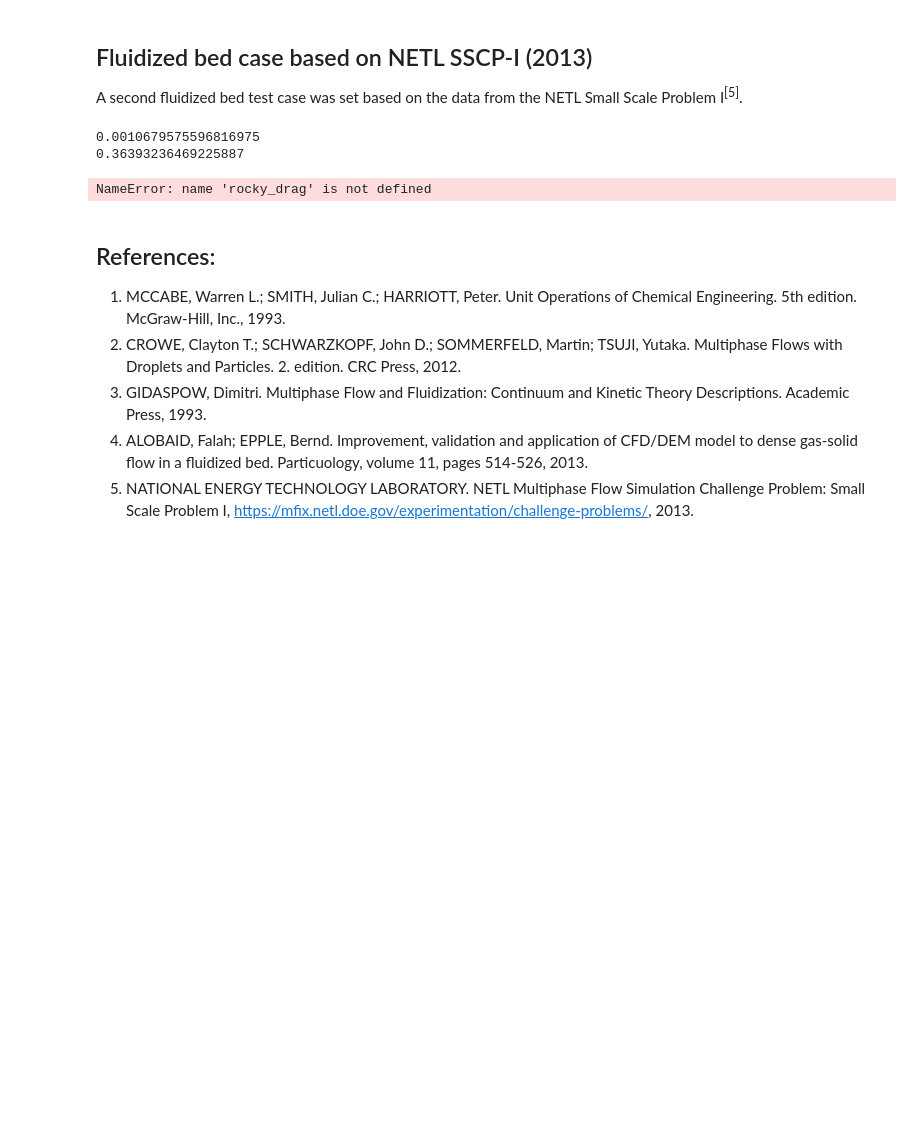
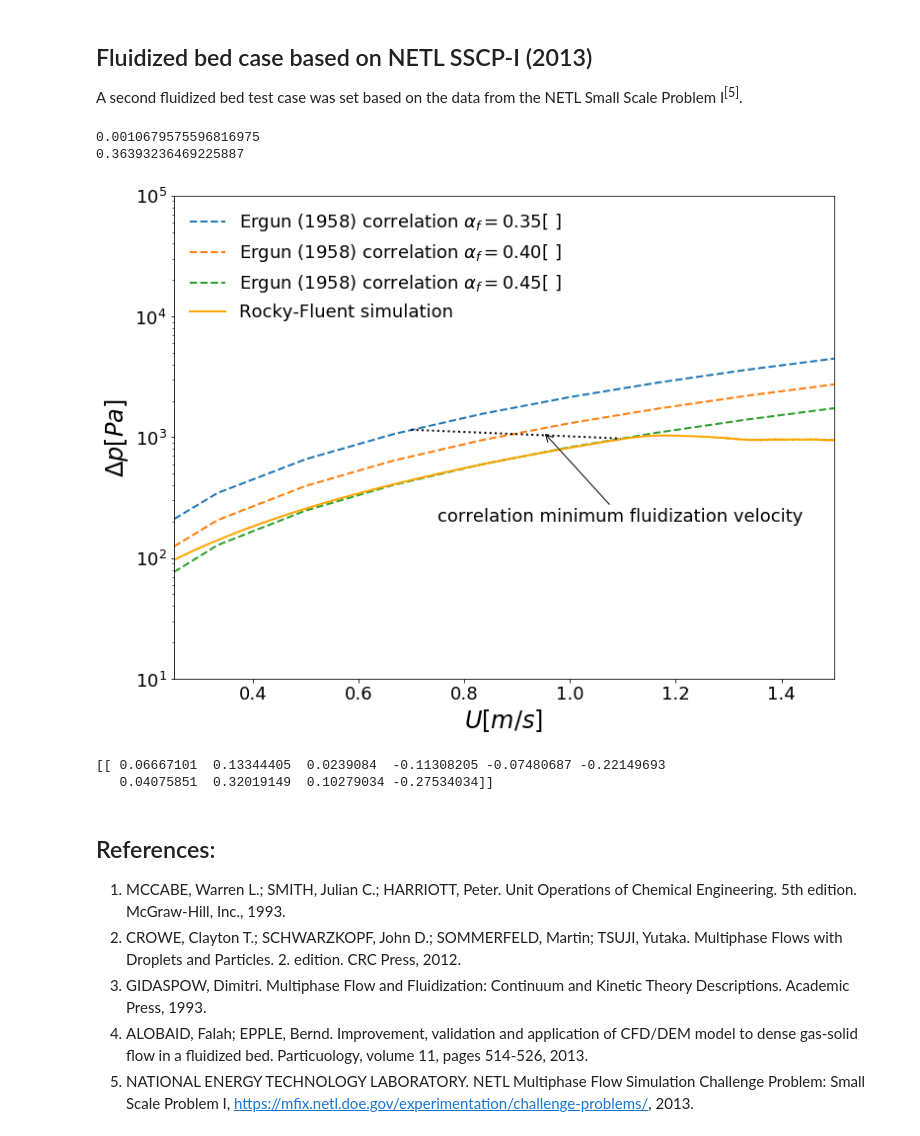
Before and after one commit to lucillalmeida/doutorado-validacoes, a Jupyter notebook: fluidized-bed/fluidized-bed_ergun_comparison.ipynb, the cells around one changed output. Drawn from its saved outputs; the diff is of its cells as text; code cells hidden in the pictures; blank space fills up the shorter version.

```diff
--- a/fluidized-bed/fluidized-bed_ergun_comparison.ipynb
+++ b/fluidized-bed/fluidized-bed_ergun_comparison.ipynb
@@ -281,30 +283,30 @@ for alpha_f in alpha_f_range:
     iterator = np.nditer(gas_velocity, flags=["f_index"])
     while not iterator.finished:
         Re = rho_f * gas_velocity[iterator.index] * d_s / (alpha_f * mu_f)
-        C_D = rocky_drag.Ergun1958_cpp(Re, alpha_f, phi)
+        C_D = drag_laws.Ergun1958(Re, alpha_f, phi)
         K_sf = 3.0 / 4.0 * (1.0 - alpha_f) * rho_f * C_D * gas_velocity[iterator.index] / (alpha_f * d_s)
         pressure_drop[iterator.index] = K_sf * gas_velocity[iterator.index] / (alpha_f ** 2.0) * h_0
         iterator.iternext()
-    plt.semilogy(gas_velocity, pressure_drop, linestyle = "--", linewidth = 4, label = u"Ergun (1958) correlation $\\alpha_{{f}} = {:.2f} [\ ]$".format(alpha_f))
+    plt.semilogy(gas_velocity, pressure_drop, linestyle = "--", linewidth = 2, label = u"Ergun (1958) correlation $\\alpha_{{f}} = {:.2f} [\ ]$".format(alpha_f))
 
 
 # loading the simulation data
-simulation_data = open("NETL-inlet-pressure.out", 'r')
-sandbox, pressure_drop_simulation = np.loadtxt(simulation_data, delimiter = ' ', skiprows = 2, unpack = True)
+simulation_data = open("inlet-pressure_alpha11.out", 'r')
+sandbox, timep1, pressure_drop_simulation = np.loadtxt(simulation_data, delimiter = ' ', skiprows = 3, unpack = True)
 simulation_data.close()
 
-simulation_data = open("NETL-pressure-point-01.out", 'r')
-sandbox, pressure_point1 = np.loadtxt(simulation_data, delimiter = ' ', skiprows = 2, unpack = True)
+simulation_data = open("pressure_point1_alpha11.out", 'r')
+sandbox, timep1, pressure_point1 = np.loadtxt(simulation_data, delimiter = ' ', skiprows = 3, unpack = True)
 simulation_data.close()
 
-simulation_data = open("NETL-pressure-point-02.out", 'r')
-sandbox, pressure_point2 = np.loadtxt(simulation_data, delimiter = ' ', skiprows = 2, unpack = True)
+simulation_data = open("pressure_point2_alpha11.out", 'r')
+sandbox, timep2, pressure_point2 = np.loadtxt(simulation_data, delimiter = ' ', skiprows = 3, unpack = True)
 simulation_data.close()
 
-simulation_data = open("NETL-velocity-inlet.out", 'r')
-sandbox, gas_velocity_simulation = np.loadtxt(simulation_data, delimiter = ' ', skiprows = 2, unpack = True)
+simulation_data = open("velocity-inlet_alpha11.out", 'r')
+sandbox, timev1, gas_velocity_simulation = np.loadtxt(simulation_data, delimiter = ' ', skiprows = 3, unpack = True)
 simulation_data.close()
-plt.semilogy(gas_velocity_simulation, pressure_drop_simulation, color = "orange", linewidth = 4, label = u"Rocky-Fluent simulation")
+plt.semilogy(gas_velocity_simulation, pressure_drop_simulation, color = "orange", linewidth = 2, label = u"Rocky-Fluent simulation")
 
 
 
@@ -319,43 +321,45 @@ while not iterator.finished:
 
     def fluidization_velocity_residual(U):
         Re = rho_f * U * d_s / (alpha_f0 * mu_f)
-        C_D = rocky_drag.Ergun1958_cpp(Re, alpha_f0, phi)
+        C_D = drag_laws.Ergun1958(Re, alpha_f0, phi)
         K_sf = 3.0 / 4.0 * (1.0 - alpha_f0) * rho_f * C_D * U / (alpha_f0 * d_s)
         residual = K_sf * U / alpha_f0 ** 2.0 -  g * (1.0 - alpha_f0) * (rho_s - rho_f)
         return residual
     fluidization_velocity[iterator.index] = fsolve(fluidization_velocity_residual, 1.0)[0]
     Re = rho_f * fluidization_velocity[iterator.index] * d_s / (alpha_f0 * mu_f)
-    C_D = rocky_drag.Ergun1958_cpp(Re, alpha_f0, phi)
+    C_D = drag_laws.Ergun1958(Re, alpha_f0, phi)
     K_sf = 3.0 / 4.0 * (1.0 - alpha_f0) * rho_f * C_D * fluidization_velocity[iterator.index] / (alpha_f0 * d_s)
     pressure_drop_fluidization[iterator.index] = K_sf * fluidization_velocity[iterator.index] / (alpha_f0 ** 2.0) * h_0
     iterator.iternext()
 
 annotation_string = u"correlation minimum fluidization velocity"
 
-plt.semilogy(fluidization_velocity, pressure_drop_fluidization, linestyle = ":", linewidth = 5, color = "black")
+plt.semilogy(fluidization_velocity, pressure_drop_fluidization, linestyle = ":", linewidth = 2, color = "black")
 #plt.title("Pressure Drop in Fluidized Bed", fontsize = 24)
 plt.xlabel("$U [m/s]$", fontsize = 24)
 plt.ylabel("$\\Delta p [Pa]$", fontsize = 24)
 plt.xticks(fontsize = 18)
 plt.yticks(fontsize = 18)
 plt.legend(fontsize = 18, frameon = False, loc = 2)
 plt.xlim(0.25, 1.5)
 plt.ylim(1e1, 1e5)
 plt.annotate(annotation_string, xy = (0.95, 1.1e3), xytext = (0.75, 2.0e+02), arrowprops=dict(arrowstyle="->"), fontsize = 18)
 plt.show()
 
 # velocity comparison
 simulation_velocity_data = open("NETL-particle-velocity-huilin-guidaspow.csv", 'r')
 velocity_data_huilin_guidaspow = np.loadtxt(simulation_velocity_data, delimiter = ',', skiprows = 1, unpack = False)
 simulation_velocity_data.close()
 
 
 velocity_averages_huilin_guidaspow = np.average(velocity_data_huilin_guidaspow[np.where(velocity_data_huilin_guidaspow[:, 0] >= 2.5), 1:], axis = 1)
 print(velocity_averages_huilin_guidaspow)
 # %% [output]
 0.0010679575596816975
 0.36393236469225887
+[figure, added]
-NameError: name 'rocky_drag' is not defined
+[[ 0.06667101  0.13344405  0.0239084  -0.11308205 -0.07480687 -0.22149693
+   0.04075851  0.32019149  0.10279034 -0.27534034]]
 # %% [markdown]
 References:
 ------------
```
Also changed, not shown: parts of 4 cells of this notebook, 8 other files.
